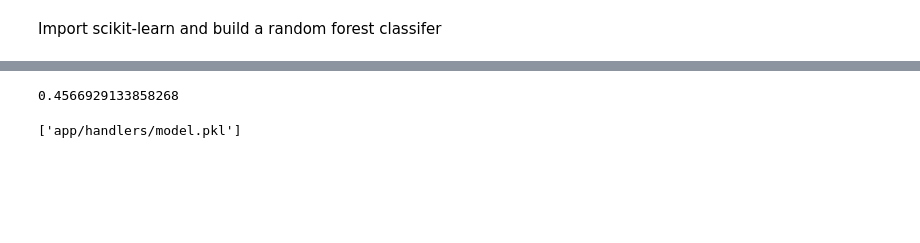
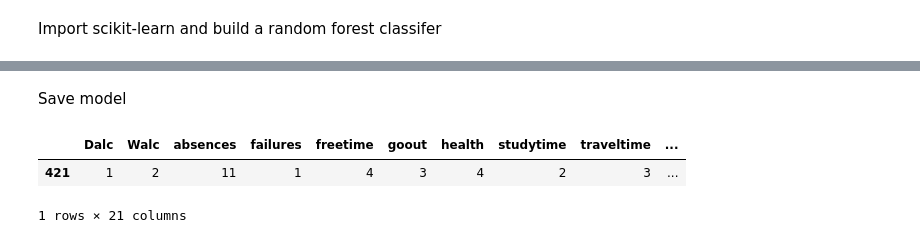
Before and after one commit to CMU-313/fall-22-hw4-team-lantern-exchange, a Jupyter notebook: model_build.ipynb, the cells around one changed output, grey strips where cells are left out. Drawn from its saved outputs; the diff is of its cells as text; code cells hidden in the pictures; blank space fills up the shorter version.

```diff
--- a/model_build.ipynb
+++ b/model_build.ipynb
@@ -69,6 +83,7 @@ Drop the G3 score
 # %%
 include = ['school', 'traveltime', 'studytime','failures', 'paid', 'activities', 'nursery', 'higher', 'internet', 'freetime', 'goout', 'Dalc', 'Walc', 'health', 'absences','qual_student']
 df.drop(columns=df.columns.difference(include), inplace=True)
+df_complete.drop(columns=df_complete.columns.difference(include), inplace=True)
 # %%
 df.describe()
 # %% [output]
@@ -84,3 +101,13 @@ df.describe()
+# %%
+dependent_variable = 'qual_student'
+
+x = df[df.columns.difference([dependent_variable])]
+x = pd.get_dummies(x)
+y = df[dependent_variable]
+
+x_complete = df_complete[df_complete.columns.difference([dependent_variable])]
+x_complete = pd.get_dummies(x_complete)
+y_complete = df_complete[dependent_variable]
 # %% [markdown]
 Import scikit-learn and build a random forest classifer
 # %%
@@ -123,11 +151,9 @@ Accuracy: 69.6203%
 # %%
-pred = clftree.predict(x)
-sklearn.metrics.f1_score(y, pred, average='binary')
+# pred = clftree.predict(x)
+# sklearn.metrics.f1_score(y, pred, average='binary')
-# %% [output]
-0.4566929133858268
+# %% [markdown]
+Save model
 # %%
-import joblib
-# modify the file path to where you want to save the model
-joblib.dump(clftree, 'app/handlers/model.pkl')
+# import joblib
+# # modify the file path to where you want to save the model
+# joblib.dump(clftree, 'app/handlers/model.pkl')
-# %% [output]
-['app/handlers/model.pkl']
@@ -133,0 +167,7 @@ joblib.dump(clftree, 'app/handlers/model.pkl')
+# %%
+x_complete.loc[[421]]
+# y_complete.loc[[421]]
+# %% [output]
+|  | Dalc | Walc | absences | failures | freetime | goout | health | studytime | traveltime | ... |
+| 421 | 1 | 2 | 11 | 1 | 4 | 3 | 4 | 2 | 3 | ... |
+1 rows × 21 columns
```
Also changed, not shown: parts of 16 cells of this notebook, 5 other files.
